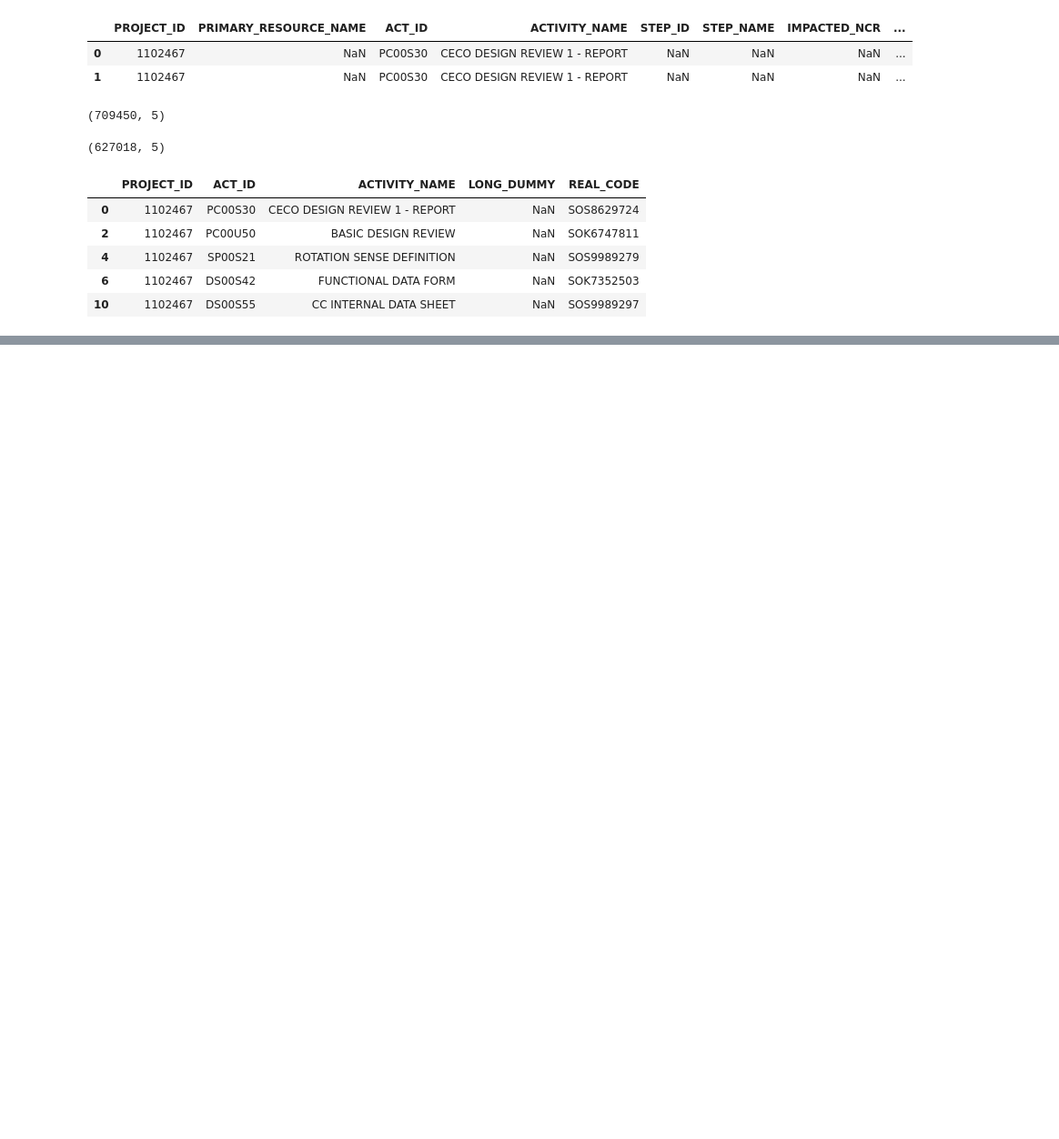
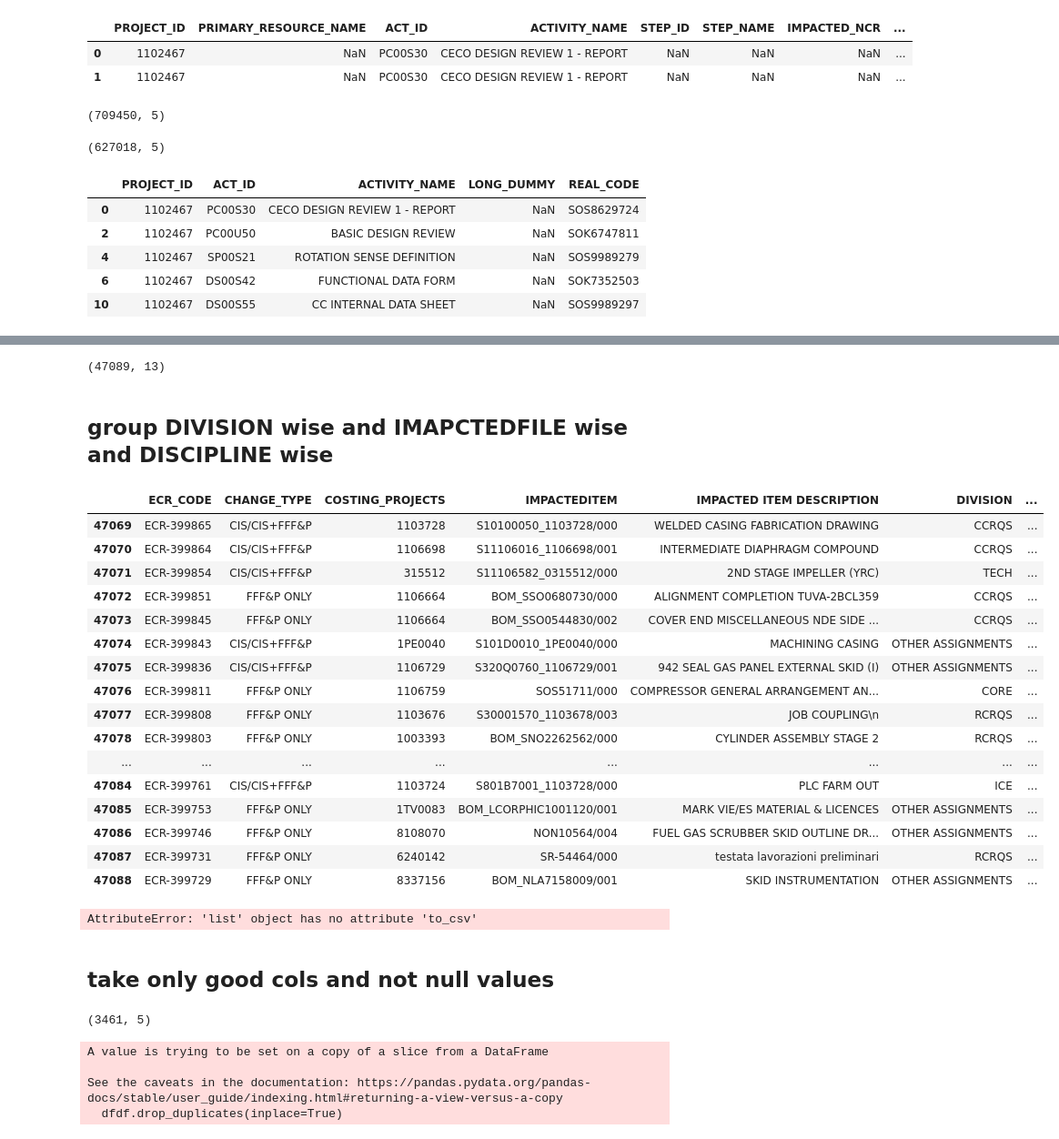
Before and after one commit to adnaksbhat/Colab_JupyterNotebooks, a Jupyter notebook: wow.ipynb, the cells around one changed output, grey strips where cells are left out. Shown at 91% size. Drawn from its saved outputs; the diff is of its cells as text; code cells hidden in the pictures; blank space fills up the shorter version.

```diff
--- a/wow.ipynb
+++ b/wow.ipynb
@@ -410,2 +406,2 @@ df_ispo_2 = fill_real_code(df_ispo)
 # %%
-df_final = pd.merge(df_merged_ECR_ProjectInfo, df2,  left_on=['COSTING_PROJECTS','IMPACTEDITEM'], right_on=['PROJECT_ID','REAL_CODE'], how='left')
+df_final = pd.merge(df, df_ispo_2,  left_on=['IMPACTEDITEM_new'], right_on=['REAL_CODE'], how='left')
@@ -411,0 +424,33 @@ df_final = pd.merge(df_merged_ECR_ProjectInfo, df2,  left_on=['COSTING_PROJECTS'
+# %%
+df_final.shape
+# %% [output]
+(47089, 13)
+# %% [markdown]
+## group DIVISION wise and IMAPCTEDFILE wise and DISCIPLINE wise
+# %%
+
+df_final['ACT_DIVISION'] = df_final.groupby('ACT_ID')['DIVISION'].transform(lambda x: ','.join(x.astype(str).unique()))
+# %%
+df_final['ACT_IMPACTED']=df_final.groupby('ACT_ID')['IMPACTEDITEM'].transform(lambda x: ','.join(x.astype(str).unique()))
+# %%
+df_final['ACT_DISCIPLINE']=df_final.groupby('ACT_ID')['ENG IMPACTED LIST'].transform(lambda x: ','.join(x.astype(str).unique()))
+# %%
+df_final.tail(20)
+# %% [output]
+|  | ECR_CODE | CHANGE_TYPE | COSTING_PROJECTS | IMPACTEDITEM | IMPACTED ITEM DESCRIPTION | DIVISION | ... |
+| 47069 | ECR-399865 | CIS/CIS+FFF&P | 1103728 | S10100050_1103728/000 | WELDED CASING FABRICATION DRAWING | CCRQS | ... |
+| 47070 | ECR-399864 | CIS/CIS+FFF&P | 1106698 | S11106016_1106698/001 | INTERMEDIATE DIAPHRAGM COMPOUND | CCRQS | ... |
+| 47071 | ECR-399854 | CIS/CIS+FFF&P | 315512 | S11106582_0315512/000 | 2ND STAGE IMPELLER (YRC) | TECH | ... |
+| 47072 | ECR-399851 | FFF&P ONLY | 1106664 | BOM_SSO0680730/000 | ALIGNMENT COMPLETION TUVA-2BCL359 | CCRQS | ... |
+| 47073 | ECR-399845 | FFF&P ONLY | 1106664 | BOM_SSO0544830/002 | COVER END MISCELLANEOUS NDE SIDE ... | CCRQS | ... |
+| 47074 | ECR-399843 | CIS/CIS+FFF&P | 1PE0040 | S101D0010_1PE0040/000 | MACHINING CASING | OTHER ASSIGNMENTS | ... |
+| 47075 | ECR-399836 | CIS/CIS+FFF&P | 1106729 | S320Q0760_1106729/001 | 942 SEAL GAS PANEL EXTERNAL SKID (I) | OTHER ASSIGNMENTS | ... |
+| 47076 | ECR-399811 | FFF&P ONLY | 1106759 | SOS51711/000 | COMPRESSOR GENERAL ARRANGEMENT AN... | CORE | ... |
+| 47077 | ECR-399808 | FFF&P ONLY | 1103676 | S30001570_1103678/003 | JOB COUPLING\n | RCRQS | ... |
+| 47078 | ECR-399803 | FFF&P ONLY | 1003393 | BOM_SNO2262562/000 | CYLINDER ASSEMBLY STAGE 2 | RCRQS | ... |
+| ... | ... | ... | ... | ... | ... | ... | ... |
+| 47084 | ECR-399761 | CIS/CIS+FFF&P | 1103724 | S801B7001_1103728/000 | PLC FARM OUT | ICE | ... |
+| 47085 | ECR-399753 | FFF&P ONLY | 1TV0083 | BOM_LCORPHIC1001120/001 | MARK VIE/ES MATERIAL & LICENCES | OTHER ASSIGNMENTS | ... |
+| 47086 | ECR-399746 | FFF&P ONLY | 8108070 | NON10564/004 | FUEL GAS SCRUBBER SKID OUTLINE DR... | OTHER ASSIGNMENTS | ... |
+| 47087 | ECR-399731 | FFF&P ONLY | 6240142 | SR-54464/000 | testata lavorazioni preliminari | RCRQS | ... |
+| 47088 | ECR-399729 | FFF&P ONLY | 8337156 | BOM_NLA7158009/001 | SKID INSTRUMENTATION | OTHER ASSIGNMENTS | ... |
@@ -411,0 +483,8 @@ df_final = pd.merge(df_merged_ECR_ProjectInfo, df2,  left_on=['COSTING_PROJECTS'
+# %%
+from google.colab import files
+df_final.to_csv('Disciplines_impacted.csv')
+files.download('Disciplines_impacted.csv')
+# %% [output]
+AttributeError: 'list' object has no attribute 'to_csv'
+# %% [markdown]
+## take only good cols and not null values
@@ -411,0 +495,11 @@ df_final = pd.merge(df_merged_ECR_ProjectInfo, df2,  left_on=['COSTING_PROJECTS'
+# %%
+dfdf.shape
+# %% [output]
+(3461, 5)
+# %%
+dfdf.drop_duplicates(inplace=True)
+# %% [output]
+A value is trying to be set on a copy of a slice from a DataFrame
+
+See the caveats in the documentation: https://pandas.pydata.org/pandas-docs/stable/user_guide/indexing.html#returning-a-view-versus-a-copy
+  dfdf.drop_duplicates(inplace=True)
```
Also changed, not shown: parts of 20 cells of this notebook.
